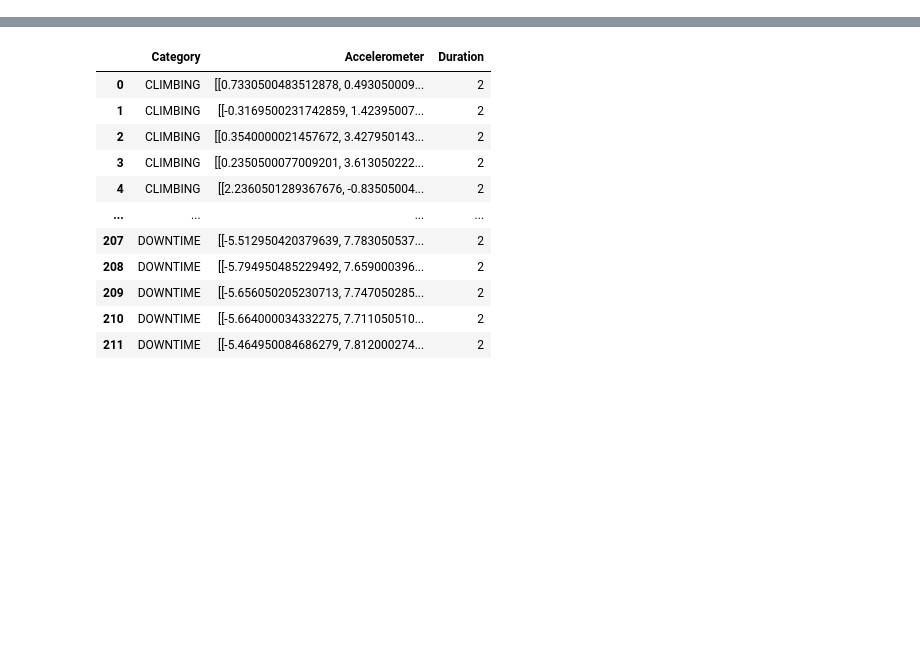
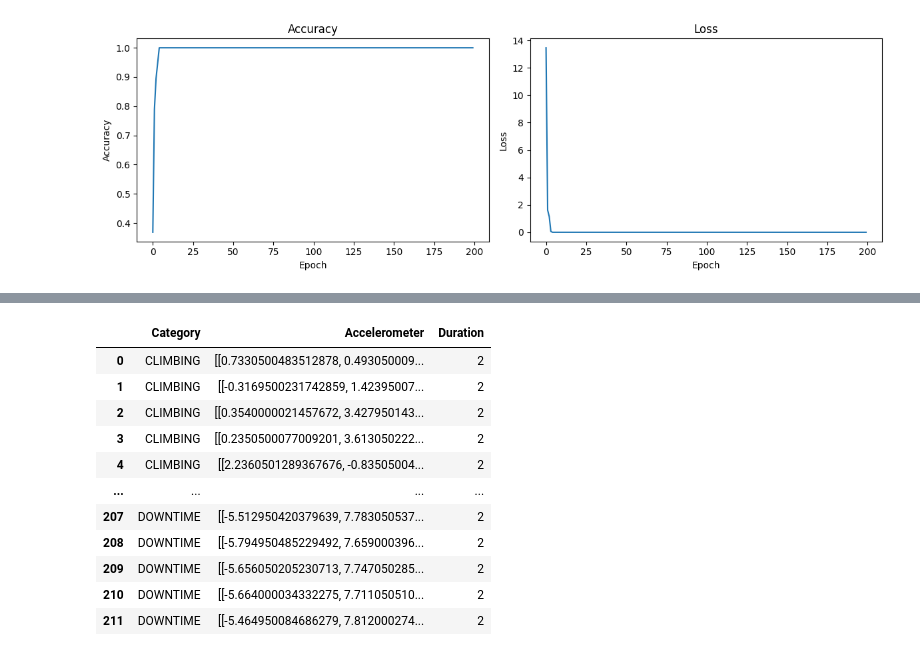
Before and after one commit to ItsMeLucifer/mobile-sensors-data-labeling-model, a Jupyter notebook: model.ipynb, the cells around one changed output, grey strips where cells are left out. Cells and saved outputs as stored; diff of their text form; code cells hidden in the pictures; blank space fills up the shorter version.

```diff
--- a/model.ipynb
+++ b/model.ipynb
@@ -10,0 +34,3 @@ import matplotlib.pyplot as plt
+# %%
+df_old = pd.read_csv('prepared_data/back.csv')
+df_old
@@ -10,0 +67,36 @@ import matplotlib.pyplot as plt
+# %%
+# Create empty arrays to store the masked sequences
+X_accelerometer = np.zeros((len(df_old), max_length, 3))
+X_gyroscope = np.zeros((len(df_old), max_length, 3))
+X_magnetometer = np.zeros((len(df_old), max_length, 3))
+
+# Mask the sequences with zeros
+for i, (acc, gyr, mag) in enumerate(zip(df_old['Accelerometer'], df_old['Gyroscope'], df_old['Magnetometer'])):
+    X_accelerometer[i, :len(acc)] = acc
+    X_gyroscope[i, :len(gyr)] = gyr
+    X_magnetometer[i, :len(mag)] = mag
+
+# Split data into features (X) and labels (y)
+y = df_old['Category'].values
+
+# Encode labels as numerical values
+label_encoder = LabelEncoder()
+y = label_encoder.fit_transform(y)
+
+# Split data into training and test sets
+X_train, X_test, y_train, y_test = train_test_split(X_accelerometer, y, test_size=0.4, random_state=42)
+
+# Reshape the input data
+X_train = X_train.reshape(X_train.shape[0], -1)
+X_test = X_test.reshape(X_test.shape[0], -1)
+
+# Create the LSTM model
+model = keras.Sequential([
+    layers.Dense(64, activation='relu', input_shape=(max_length * 3,)),
+    layers.Dense(64, activation='relu'),
+    layers.Dense(4, activation='softmax')
+])
+
+# Compile and train the model
+model.compile(loss=keras.losses.SparseCategoricalCrossentropy(), optimizer='adam', metrics=['accuracy'])
+history_raw = model.fit(X_train, y_train, epochs=200, batch_size=1)
@@ -10,0 +121,4 @@ import matplotlib.pyplot as plt
+# %%
+display_training_plot(history_raw)
+# %% [output]
+[figure, added]
```
Also changed, not shown: parts of 30 cells of this notebook, 1 other file.
